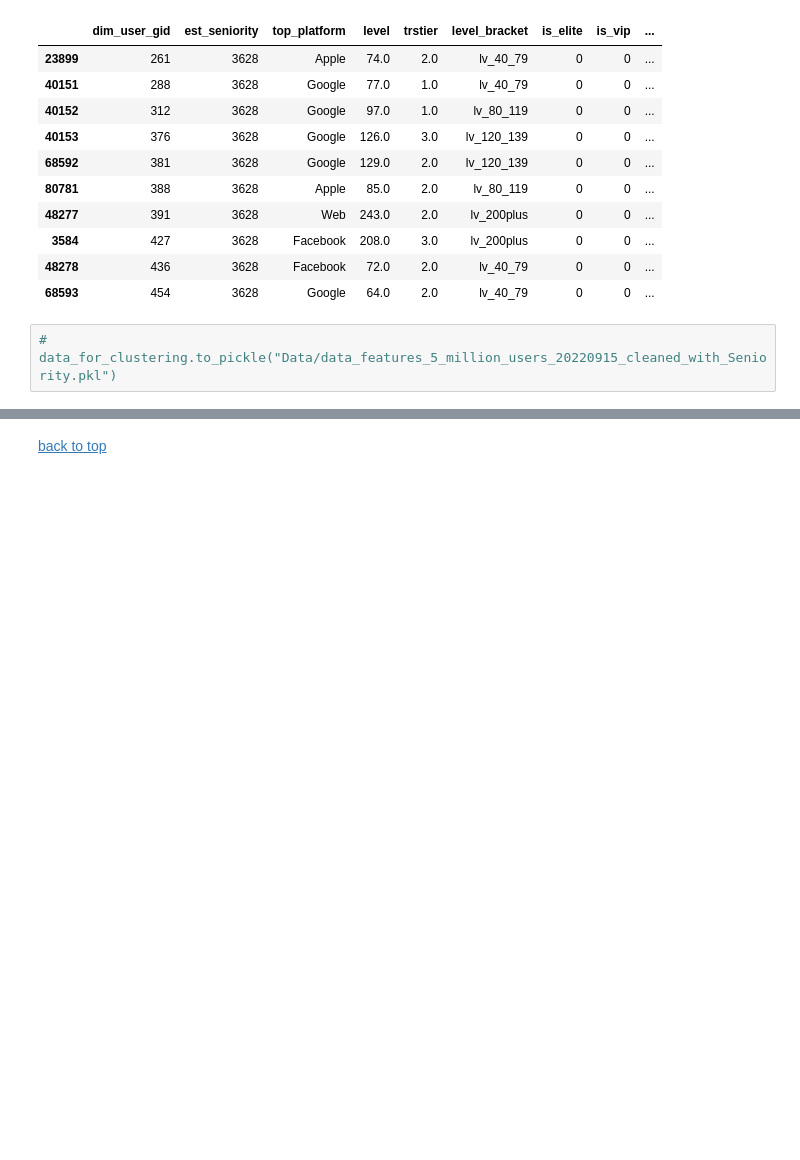
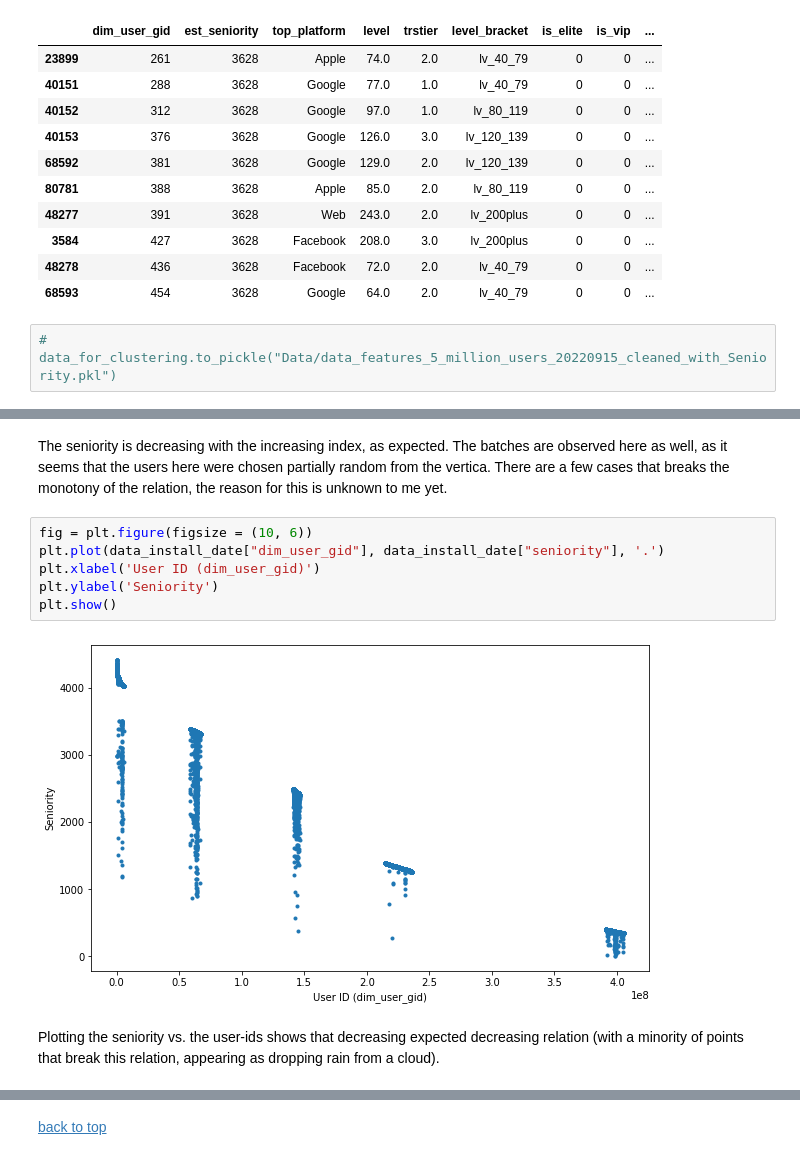
Before and after one commit to AlexanderLoebel/Homogeneity, a Jupyter notebook: Exploratory Data Analysis of the historical features - Part 1.ipynb, the cells around one changed output, grey strips where cells are left out. Saved outputs shown, nothing was run; the diff lists cells and outputs as text; blank space fills up the shorter version.

```diff
--- a/Exploratory Data Analysis of the historical features - Part 1.ipynb
+++ b/Exploratory Data Analysis of the historical features - Part 1.ipynb
@@ -464,0 +524,12 @@ data_for_clustering.head(10)
+# %% [markdown]
+The seniority is decreasing with the increasing index, as expected. The batches are observed here as well, as it seems that the users here were chosen partially random from the vertica. There are a few cases that breaks the monotony of the relation, the reason for this is unknown to me yet.
+# %%
+fig = plt.figure(figsize = (10, 6))
+plt.plot(data_install_date["dim_user_gid"], data_install_date["seniority"], '.')
+plt.xlabel('User ID (dim_user_gid)')
+plt.ylabel('Seniority')
+plt.show()
+# %% [output]
+[figure, added]
+# %% [markdown]
+Plotting the seniority vs. the user-ids shows that decreasing expected decreasing relation (with a minority of points that break this relation, appearing as dropping rain from a cloud).
```
Also changed, not shown: parts of 15 cells of this notebook, 2 other files.
